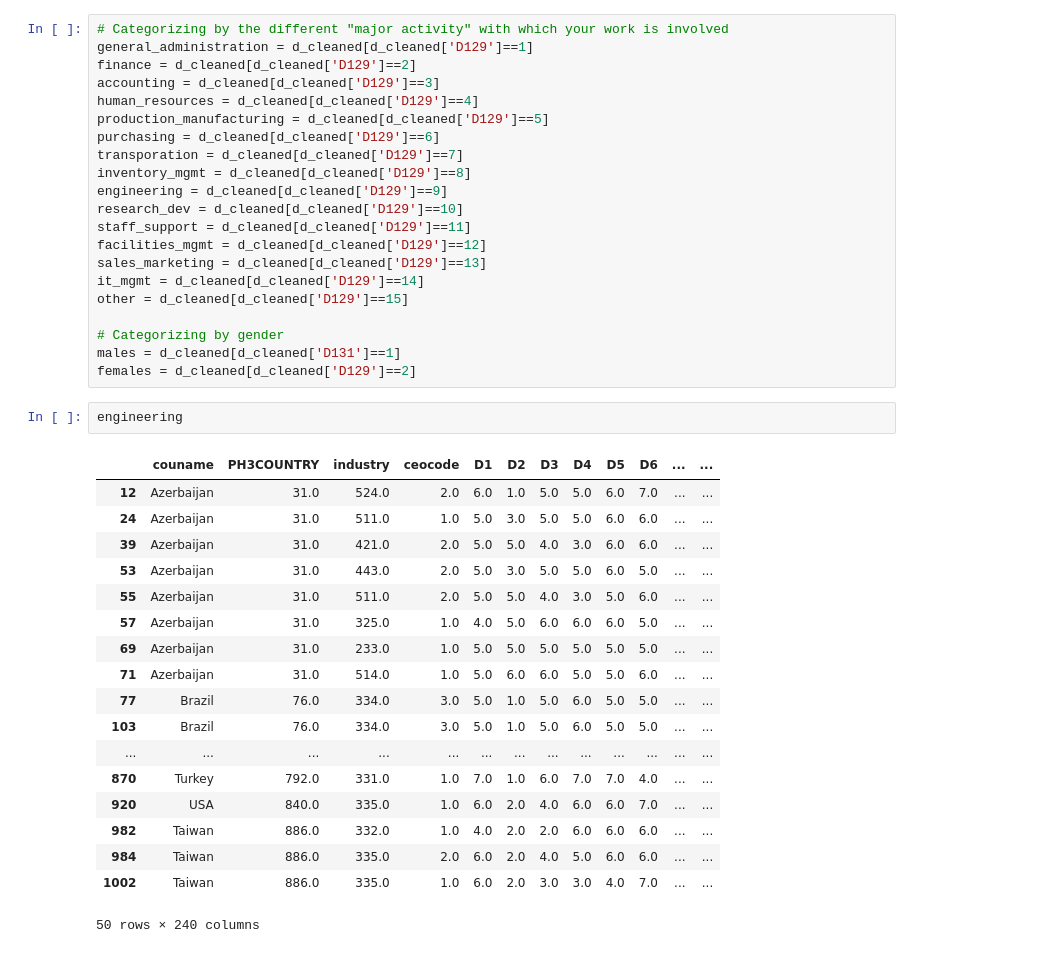
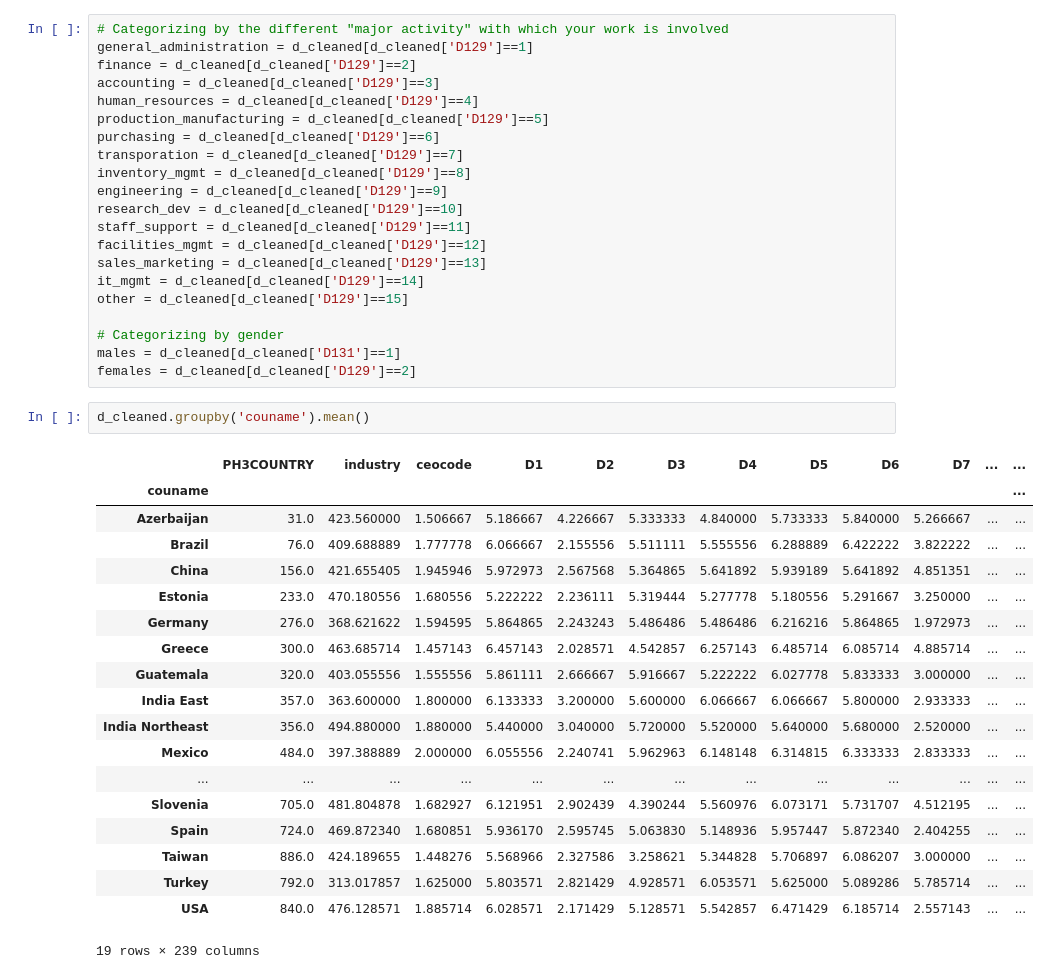
Before and after one commit to muditgoyal/GlobeProject, a Jupyter notebook: Globe/Analysis - D Data.ipynb, the cells around one changed output. Cells and saved outputs as stored; diff of their text form.

```diff
--- a/Globe/Analysis - D Data.ipynb
+++ b/Globe/Analysis - D Data.ipynb
@@ -56,24 +56,25 @@ other = d_cleaned[d_cleaned['D129']==15]
 # Categorizing by gender
 males = d_cleaned[d_cleaned['D131']==1]
 females = d_cleaned[d_cleaned['D129']==2]
-# %%
-engineering
-# %% [output]
-|  | couname | PH3COUNTRY | industry | ceocode | D1 | D2 | D3 | D4 | D5 | D6 | ... | ... |
-| 12 | Azerbaijan | 31.0 | 524.0 | 2.0 | 6.0 | 1.0 | 5.0 | 5.0 | 6.0 | 7.0 | ... | ... |
-| 24 | Azerbaijan | 31.0 | 511.0 | 1.0 | 5.0 | 3.0 | 5.0 | 5.0 | 6.0 | 6.0 | ... | ... |
-| 39 | Azerbaijan | 31.0 | 421.0 | 2.0 | 5.0 | 5.0 | 4.0 | 3.0 | 6.0 | 6.0 | ... | ... |
-| 53 | Azerbaijan | 31.0 | 443.0 | 2.0 | 5.0 | 3.0 | 5.0 | 5.0 | 6.0 | 5.0 | ... | ... |
-| 55 | Azerbaijan | 31.0 | 511.0 | 2.0 | 5.0 | 5.0 | 4.0 | 3.0 | 5.0 | 6.0 | ... | ... |
-| 57 | Azerbaijan | 31.0 | 325.0 | 1.0 | 4.0 | 5.0 | 6.0 | 6.0 | 6.0 | 5.0 | ... | ... |
-| 69 | Azerbaijan | 31.0 | 233.0 | 1.0 | 5.0 | 5.0 | 5.0 | 5.0 | 5.0 | 5.0 | ... | ... |
-| 71 | Azerbaijan | 31.0 | 514.0 | 1.0 | 5.0 | 6.0 | 6.0 | 5.0 | 5.0 | 6.0 | ... | ... |
-| 77 | Brazil | 76.0 | 334.0 | 3.0 | 5.0 | 1.0 | 5.0 | 6.0 | 5.0 | 5.0 | ... | ... |
-| 103 | Brazil | 76.0 | 334.0 | 3.0 | 5.0 | 1.0 | 5.0 | 6.0 | 5.0 | 5.0 | ... | ... |
-| ... | ... | ... | ... | ... | ... | ... | ... | ... | ... | ... | ... | ... |
-| 870 | Turkey | 792.0 | 331.0 | 1.0 | 7.0 | 1.0 | 6.0 | 7.0 | 7.0 | 4.0 | ... | ... |
-| 920 | USA | 840.0 | 335.0 | 1.0 | 6.0 | 2.0 | 4.0 | 6.0 | 6.0 | 7.0 | ... | ... |
-| 982 | Taiwan | 886.0 | 332.0 | 1.0 | 4.0 | 2.0 | 2.0 | 6.0 | 6.0 | 6.0 | ... | ... |
-| 984 | Taiwan | 886.0 | 335.0 | 2.0 | 6.0 | 2.0 | 4.0 | 5.0 | 6.0 | 6.0 | ... | ... |
-| 1002 | Taiwan | 886.0 | 335.0 | 1.0 | 6.0 | 2.0 | 3.0 | 3.0 | 4.0 | 7.0 | ... | ... |
-50 rows × 240 columns
+# %%
+d_cleaned.groupby('couname').mean()
+# %% [output]
+|  | PH3COUNTRY | industry | ceocode | D1 | D2 | D3 | D4 | D5 | D6 | D7 | ... | ... |
+| couname |  |  |  |  |  |  |  |  |  |  |  | ... |
+| Azerbaijan | 31.0 | 423.560000 | 1.506667 | 5.186667 | 4.226667 | 5.333333 | 4.840000 | 5.733333 | 5.840000 | 5.266667 | ... | ... |
+| Brazil | 76.0 | 409.688889 | 1.777778 | 6.066667 | 2.155556 | 5.511111 | 5.555556 | 6.288889 | 6.422222 | 3.822222 | ... | ... |
+| China | 156.0 | 421.655405 | 1.945946 | 5.972973 | 2.567568 | 5.364865 | 5.641892 | 5.939189 | 5.641892 | 4.851351 | ... | ... |
+| Estonia | 233.0 | 470.180556 | 1.680556 | 5.222222 | 2.236111 | 5.319444 | 5.277778 | 5.180556 | 5.291667 | 3.250000 | ... | ... |
+| Germany | 276.0 | 368.621622 | 1.594595 | 5.864865 | 2.243243 | 5.486486 | 5.486486 | 6.216216 | 5.864865 | 1.972973 | ... | ... |
+| Greece | 300.0 | 463.685714 | 1.457143 | 6.457143 | 2.028571 | 4.542857 | 6.257143 | 6.485714 | 6.085714 | 4.885714 | ... | ... |
+| Guatemala | 320.0 | 403.055556 | 1.555556 | 5.861111 | 2.666667 | 5.916667 | 5.222222 | 6.027778 | 5.833333 | 3.000000 | ... | ... |
+| India East | 357.0 | 363.600000 | 1.800000 | 6.133333 | 3.200000 | 5.600000 | 6.066667 | 6.066667 | 5.800000 | 2.933333 | ... | ... |
+| India Northeast | 356.0 | 494.880000 | 1.880000 | 5.440000 | 3.040000 | 5.720000 | 5.520000 | 5.640000 | 5.680000 | 2.520000 | ... | ... |
+| Mexico | 484.0 | 397.388889 | 2.000000 | 6.055556 | 2.240741 | 5.962963 | 6.148148 | 6.314815 | 6.333333 | 2.833333 | ... | ... |
+| ... | ... | ... | ... | ... | ... | ... | ... | ... | ... | ... | ... | ... |
+| Slovenia | 705.0 | 481.804878 | 1.682927 | 6.121951 | 2.902439 | 4.390244 | 5.560976 | 6.073171 | 5.731707 | 4.512195 | ... | ... |
+| Spain | 724.0 | 469.872340 | 1.680851 | 5.936170 | 2.595745 | 5.063830 | 5.148936 | 5.957447 | 5.872340 | 2.404255 | ... | ... |
+| Taiwan | 886.0 | 424.189655 | 1.448276 | 5.568966 | 2.327586 | 3.258621 | 5.344828 | 5.706897 | 6.086207 | 3.000000 | ... | ... |
+| Turkey | 792.0 | 313.017857 | 1.625000 | 5.803571 | 2.821429 | 4.928571 | 6.053571 | 5.625000 | 5.089286 | 5.785714 | ... | ... |
+| USA | 840.0 | 476.128571 | 1.885714 | 6.028571 | 2.171429 | 5.128571 | 5.542857 | 6.471429 | 6.185714 | 2.557143 | ... | ... |
+19 rows × 239 columns
```
Also changed, not shown: parts of 5 cells of this notebook, 2 other files.
